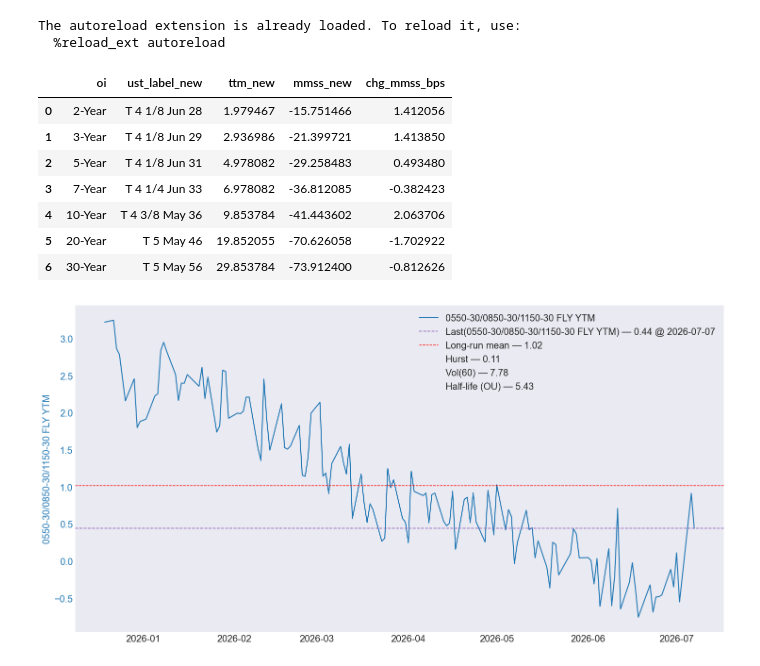
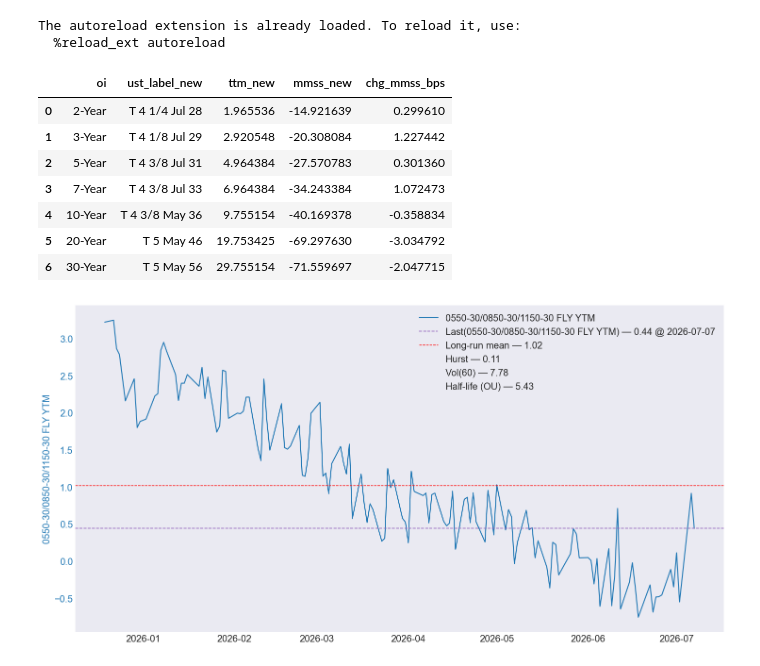
Before and after one commit to yieldcurvemonkey/ARBS, a Jupyter notebook: notebooks/rv/usts_rv.ipynb, the cells around one changed output. Saved outputs shown, nothing was run; the diff lists cells and outputs as text; code cells hidden in the pictures.

```diff
--- a/notebooks/rv/usts_rv.ipynb
+++ b/notebooks/rv/usts_rv.ipynb
@@ -71,7 +71,8 @@ tb = TimeseriesBuilder(
     fixedratebonds_tb=FixedRateBondsTB(usts_mdp),
 )
 # %%
-as_of = datetime.date(2026, 7, 8)
+as_of = datetime.date(2026, 8, 13)
+# as_of = "live"
 new_ref_df = (
     # usts_mdp.get_bond_reference_data(as_of_date=as_of, kwargs={"append_free_float": True}).drop(columns=["record_date"]).rename(columns={"label": "ust_label"})
     usts_mdp.get_bond_reference_data(as_of_date=as_of).drop(columns=["record_date"]).rename(columns={"label": "ust_label"})
@@ -116,7 +117,7 @@ new_mmss_bspline = GeneralCurveInterpolator(x=new_clean_mmss_df["ttm"], y=new_cl
 new_mmss_loess = GeneralCurveInterpolator(x=new_clean_mmss_df["ttm"], y=new_clean_mmss_df["mmss"]).loess_interpolation(frac=0.25, it=50, return_func=True)
 # new_mmss_mdur_spline = GeneralCurveInterpolator(x=new_clean_mmss_df["mdur"], y=new_clean_mmss_df["mmss"]).loess_interpolation(frac=0.15, it=50, return_func=True)
 # %%
-compare = datetime.date(2026, 2, 27)
+compare = datetime.date(2026, 6, 15)
 
 old_ref_df = (
     usts_mdp.get_bond_reference_data(as_of_date=compare, kwargs={"append_free_float": True}).drop(columns=["record_date"]).rename(columns={"label": "ust_label"})
@@ -358,42 +359,45 @@ fig = plot_usts_comparison(
     opacity=1.0,
     name_suffix=str(as_of),
     color_discrete_map=cmap,
     show=True,
     cusips_hightlighter=[
         # (_alias_to_cusip("0827-5", ref_table=new_ref_df), "pink"),
         # (_alias_to_cusip("0243-30", ref_table=new_ref_df), "pink"),
-        (_alias_to_cusip("1152-30", ref_table=new_ref_df), "yellow"),
-        (_alias_to_cusip("1143-30", ref_table=new_ref_df), "yellow"),
+        (_alias_to_cusip("0545-20", ref_table=new_ref_df), "yellow"),
+        (_alias_to_cusip("0245-20", ref_table=new_ref_df), "yellow"),
+        (_alias_to_cusip("0246-30", ref_table=new_ref_df), "yellow"),
+        (_alias_to_cusip("0244-20", ref_table=new_ref_df), "yellow"),
+        (_alias_to_cusip("0845-20", ref_table=new_ref_df), "yellow"),
     ]
 )
 
 
 mmss_query = "rank == 0"
 # mmss_query = "oi == '10-Year'"
 # mmss_query = "ttm >= 7 and ttm < 10"
 on = "oi"
 # on = "cusip"
 (
     new_mmss_df.query(mmss_query)[["oi", "cusip", "ust_label", "mmss", "ttm"]]
     .merge(
         old_mmss_df.query(mmss_query)[["oi", "cusip", "ust_label", "mmss", "ttm"]],
         on=on,
         suffixes=("_new", "_old"),
         how="inner",
     )
     .assign(chg_mmss_bps=lambda d: d["mmss_new"] - d["mmss_old"])
     .sort_values(by="ttm_new")
     .loc[:, [on, "ust_label_new", "ttm_new", "mmss_new", "chg_mmss_bps"]]
 )
 # %% [output]
 |  | oi | ust_label_new | ttm_new | mmss_new | chg_mmss_bps |
-| 0 | 2-Year | T 4 1/8 Jun 28 | 1.979467 | -15.751466 | 1.412056 |
-| 1 | 3-Year | T 4 1/8 Jun 29 | 2.936986 | -21.399721 | 1.413850 |
-| 2 | 5-Year | T 4 1/8 Jun 31 | 4.978082 | -29.258483 | 0.493480 |
-| 3 | 7-Year | T 4 1/4 Jun 33 | 6.978082 | -36.812085 | -0.382423 |
-| 4 | 10-Year | T 4 3/8 May 36 | 9.853784 | -41.443602 | 2.063706 |
-| 5 | 20-Year | T 5 May 46 | 19.852055 | -70.626058 | -1.702922 |
-| 6 | 30-Year | T 5 May 56 | 29.853784 | -73.912400 | -0.812626 |
+| 0 | 2-Year | T 4 1/4 Jul 28 | 1.965536 | -14.921639 | 0.299610 |
+| 1 | 3-Year | T 4 1/8 Jul 29 | 2.920548 | -20.308084 | 1.227442 |
+| 2 | 5-Year | T 4 3/8 Jul 31 | 4.964384 | -27.570783 | 0.301360 |
+| 3 | 7-Year | T 4 3/8 Jul 33 | 6.964384 | -34.243384 | 1.072473 |
+| 4 | 10-Year | T 4 3/8 May 36 | 9.755154 | -40.169378 | -0.358834 |
+| 5 | 20-Year | T 5 May 46 | 19.753425 | -69.297630 | -3.034792 |
+| 6 | 30-Year | T 5 May 56 | 29.755154 | -71.559697 | -2.047715 |
 # %%
 from RVUtils.plt_timeseries import make_secondary_axis_plot
 
```
Also changed, not shown: 4 other files.
